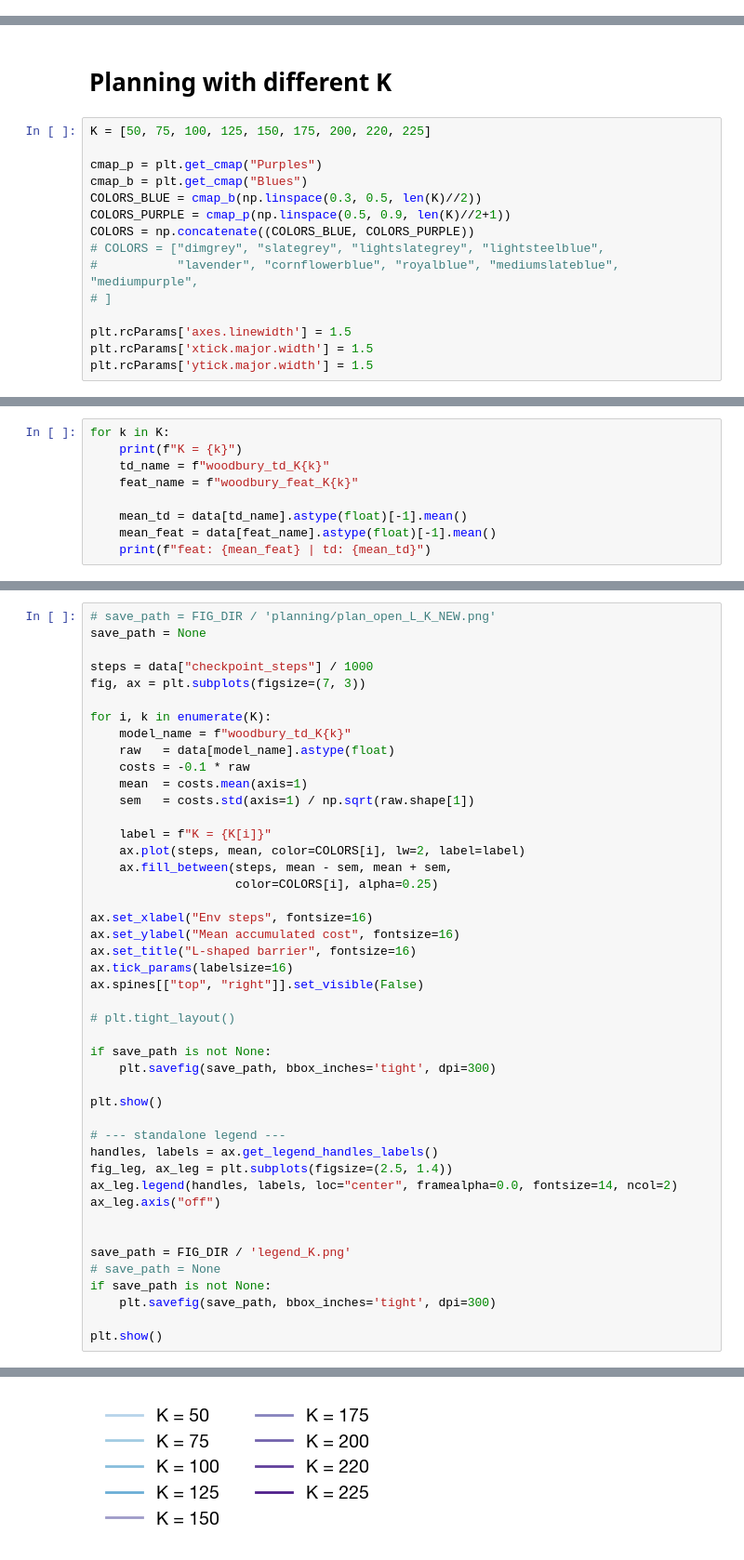
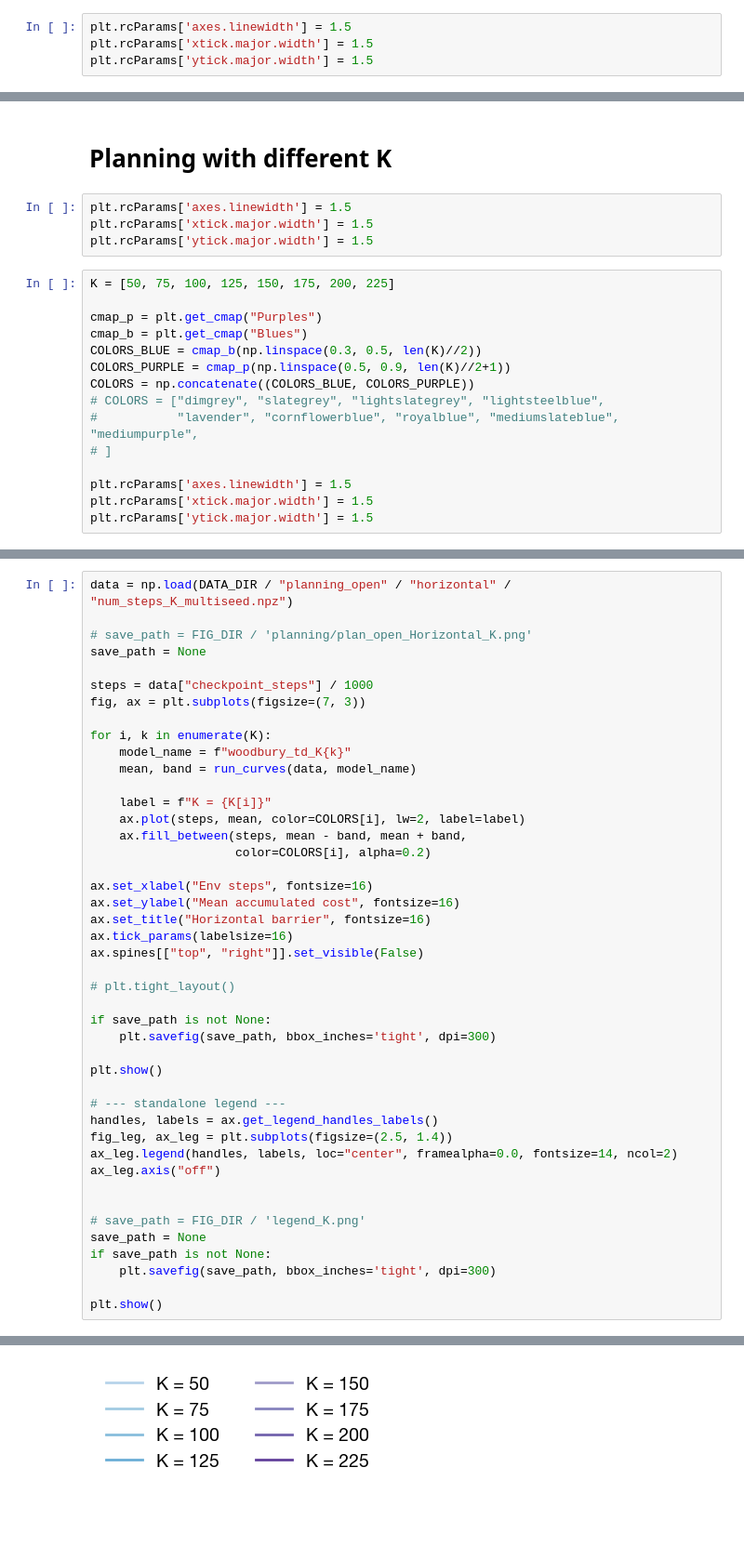
Before and after one commit to arminbazza/Default-Features, a Jupyter notebook: src/make_figs.ipynb, the cells around one changed output, grey strips where cells are left out. Shown at 93% size. Drawn from its saved outputs; the diff is of its cells as text; blank space fills up the shorter version.

Commit message:
changed figure generation to show 95% CI in shading and added new rebuttal figs

```diff
--- a/src/make_figs.ipynb
+++ b/src/make_figs.ipynb
@@ -803,6 +961,10 @@ for k in features:
 [figure]
 # %% [markdown]
 # Model Comparison with Dyna-Q
+# %%
+plt.rcParams['axes.linewidth'] = 1.5
+plt.rcParams['xtick.major.width'] = 1.5
+plt.rcParams['ytick.major.width'] = 1.5
 # %%
 
 MODELS = {
@@ -911,7 +1065,11 @@ plt.show()
 # %% [markdown]
 # Planning with different K
+# %%
+plt.rcParams['axes.linewidth'] = 1.5
+plt.rcParams['xtick.major.width'] = 1.5
+plt.rcParams['ytick.major.width'] = 1.5
 # %%
-K = [50, 75, 100, 125, 150, 175, 200, 220, 225]
+K = [50, 75, 100, 125, 150, 175, 200, 225]
 
 cmap_p = plt.get_cmap("Purples")
 cmap_b = plt.get_cmap("Blues")
@@ -932,9 +1087,0 @@ data = np.load(DATA_DIR / "planning_open" / "angle" / "num_steps_K.npz")
-# %%
-for k in K:
-    print(f"K = {k}")
-    td_name = f"woodbury_td_K{k}"
-    feat_name = f"woodbury_feat_K{k}"
-
-    mean_td = data[td_name].astype(float)[-1].mean()
-    mean_feat = data[feat_name].astype(float)[-1].mean()
-    print(f"feat: {mean_feat} | td: {mean_td}")
@@ -960,5 +1088,7 @@ feat: 29.465 | td: 50.665
 # %%
-# save_path = FIG_DIR / 'planning/plan_open_L_K_NEW.png'
+data = np.load(DATA_DIR / "planning_open" / "horizontal" / "num_steps_K_multiseed.npz")
+
+# save_path = FIG_DIR / 'planning/plan_open_Horizontal_K.png'
 save_path = None
 
 steps = data["checkpoint_steps"] / 1000
@@ -966,19 +1096,16 @@ fig, ax = plt.subplots(figsize=(7, 3))
 
 for i, k in enumerate(K):
     model_name = f"woodbury_td_K{k}"
-    raw   = data[model_name].astype(float)
-    costs = -0.1 * raw
-    mean  = costs.mean(axis=1)
-    sem   = costs.std(axis=1) / np.sqrt(raw.shape[1])
+    mean, band = run_curves(data, model_name)
 
     label = f"K = {K[i]}"
     ax.plot(steps, mean, color=COLORS[i], lw=2, label=label)
-    ax.fill_between(steps, mean - sem, mean + sem,
-                    color=COLORS[i], alpha=0.25)
+    ax.fill_between(steps, mean - band, mean + band,
+                    color=COLORS[i], alpha=0.2)
 
 ax.set_xlabel("Env steps", fontsize=16)
 ax.set_ylabel("Mean accumulated cost", fontsize=16)
-ax.set_title("L-shaped barrier", fontsize=16)
+ax.set_title("Horizontal barrier", fontsize=16)
 ax.tick_params(labelsize=16)
 ax.spines[["top", "right"]].set_visible(False)
 
@@ -996,8 +1123,8 @@ ax_leg.legend(handles, labels, loc="center", framealpha=0.0, fontsize=14, ncol=2
 ax_leg.axis("off")
 
 
-save_path = FIG_DIR / 'legend_K.png'
-# save_path = None
+# save_path = FIG_DIR / 'legend_K.png'
+save_path = None
 if save_path is not None:
     plt.savefig(save_path, bbox_inches='tight', dpi=300)
 
@@ -1007,2 +1134,2 @@ plt.show()
-[figure, old version]
+[figure, new version]
 # %% [markdown]
```
Also changed, not shown: parts of 33 cells of this notebook.
